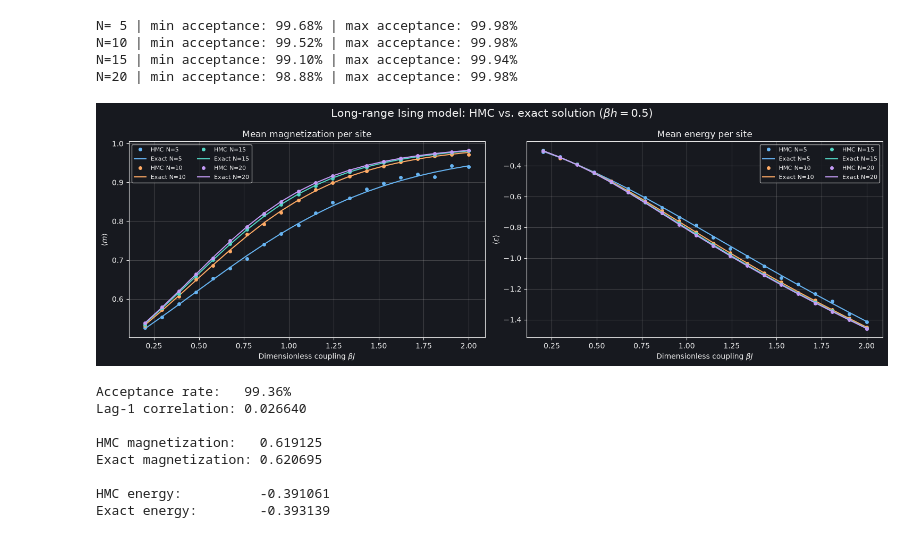
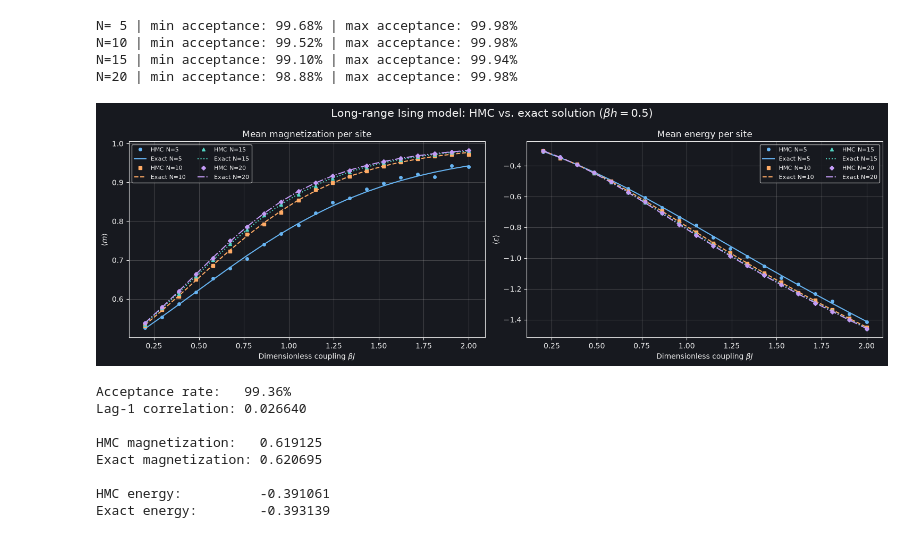
Before and after one commit to itzhaQQ/CompPhys, a Jupyter notebook: sheet03/cp03.ipynb, the cells around one changed output. Cells and saved outputs as stored; diff of their text form; code cells hidden in the pictures.

```diff
--- a/sheet03/cp03.ipynb
+++ b/sheet03/cp03.ipynb
@@ -521,12 +521,14 @@ for N in N_vals:
 
     # Use the same color for HMC and exact results
     color = colors[N_vals.index(N)]
+    marker = MARKERS[N_vals.index(N)]
+    line = LINESTYLES[N_vals.index(N)]
 
     # Magnetization: HMC measurements
     axes[0].plot(
         beta_J_vals,
         results[N]["mean_m"],
-        marker="o",
+        marker=marker,
         linestyle="none",
         markersize=4,
         color=color,
@@ -537,7 +539,7 @@ for N in N_vals:
     axes[0].plot(
         beta_J_vals,
         results[N]["exact_m"],
-        linestyle="-",
+        linestyle=line,
         linewidth=1.5,
         color=color,
         label=f"Exact N={N}"
@@ -547,7 +549,7 @@ for N in N_vals:
     axes[1].plot(
         beta_J_vals,
         results[N]["mean_E"],
-        marker="o",
+        marker=marker,
         linestyle="none",
         markersize=4,
         color=color,
@@ -557,35 +559,35 @@ for N in N_vals:
     # Energy: exact finite-N solution
     axes[1].plot(
         beta_J_vals,
         results[N]["exact_E"],
-        linestyle="-",
+        linestyle=line,
         linewidth=1.5,
         color=color,
         label=f"Exact N={N}"
     )
 
 axes[0].set_title("Mean magnetization per site")
 axes[0].set_xlabel(r"Dimensionless coupling $\beta J$")
 axes[0].set_ylabel(r"$\langle m\rangle$")
 
 axes[1].set_title("Mean energy per site")
 axes[1].set_xlabel(r"Dimensionless coupling $\beta J$")
 axes[1].set_ylabel(r"$\langle\epsilon\rangle$")
 
 for ax in axes:
     ax.grid(alpha=0.3)
     ax.legend(fontsize=8, ncol=2)
 
 fig.suptitle(
     r"Long-range Ising model: HMC vs. exact solution ($\beta h=0.5$)",
     fontsize=15
 )
 
 plt.tight_layout()
 plt.savefig("figs/hmc_vs_exact.pdf", dpi=300)
 plt.show()
 # %% [output]
-[figure, old version]
+[figure, new version]
 # %%
 # ============================================================
 # Test HMC with randomized trajectory length
```
Also changed, not shown: 9 other files.
